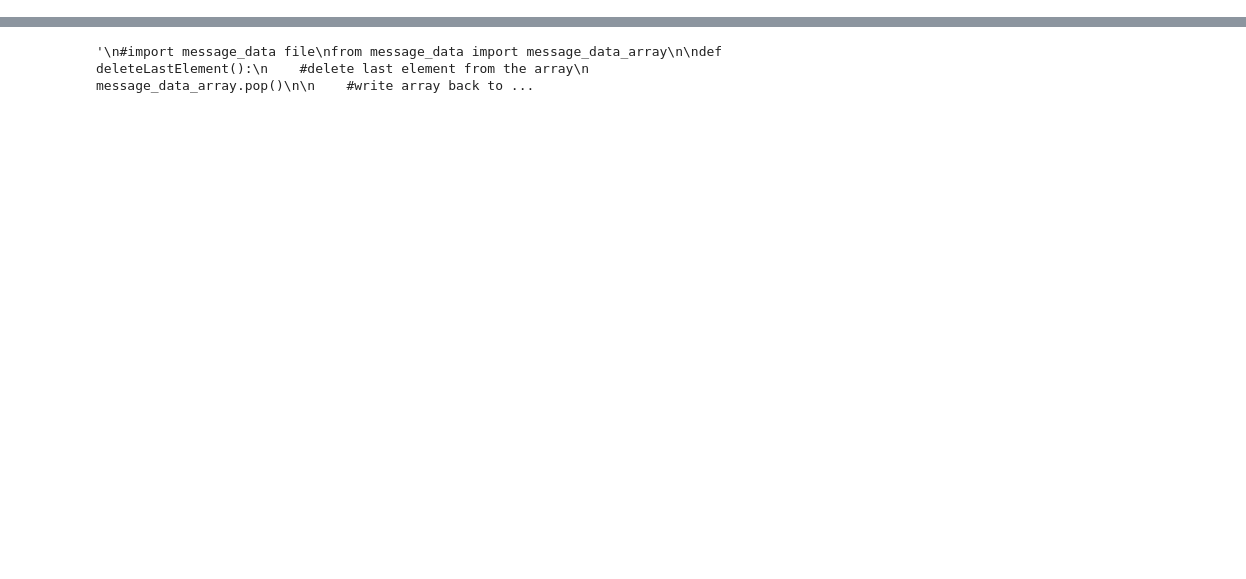
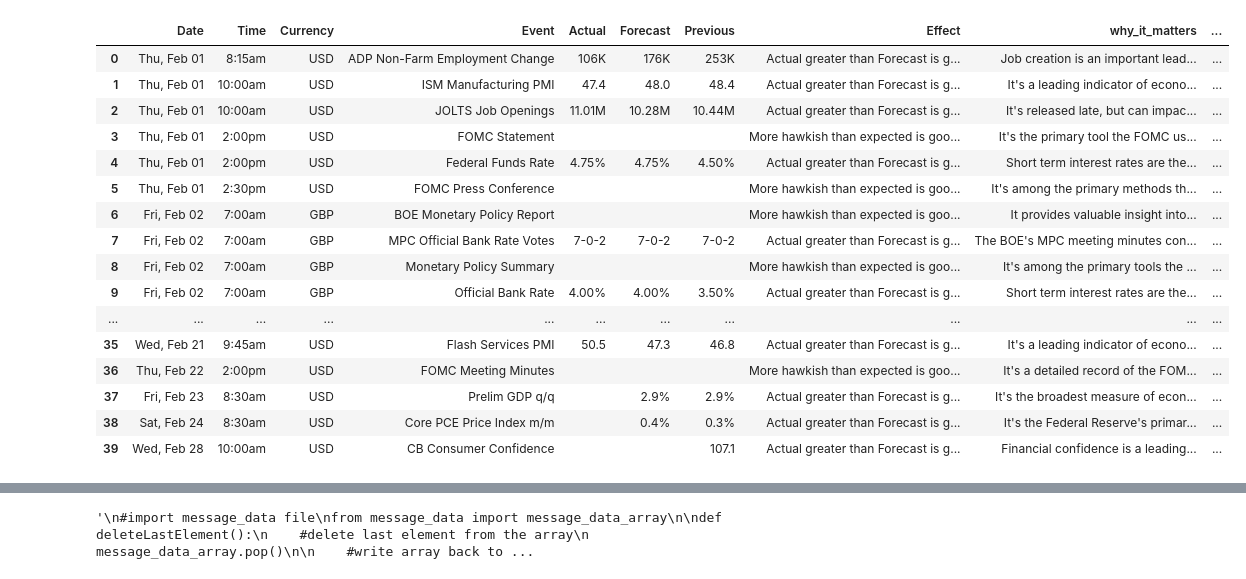
Before and after one commit to gabrieldeolaguibel/Economic-News-Webscraper, a Jupyter notebook: Economic_webscraper.ipynb, the cells around one changed output, grey strips where cells are left out. Drawn from its saved outputs; the diff is of its cells as text; code cells hidden in the pictures; blank space fills up the shorter version.

```diff
--- a/Economic_webscraper.ipynb
+++ b/Economic_webscraper.ipynb
@@ -104,0 +141,44 @@ merged_df = merged_df.drop(columns=['Effect_x','Effect_y','why_it_matters_x','wh
+# %%
+# Define the time zone offsets
+#USA zone
+gmt_minus_5 = datetime.timezone(datetime.timedelta(hours=-5))
+#Spain zone
+gmt_plus_1 = datetime.timezone(datetime.timedelta(hours=1))
+
+# Define a function to convert the time
+def convert_time(time_str, from_time_zone, to_time_zone):
+    # Parse the time string into a datetime object using the GMT-5 timezone
+    time = datetime.datetime.strptime(time_str, '%I:%M%p').replace(tzinfo=from_time_zone)
+    # Convert the datetime object to the GMT+1 timezone
+    time = time.astimezone(to_time_zone)
+    # Format the time as a string and return it
+    return time.strftime('%I:%M%p')
+
+# Apply the function to the 'Time' column and make new EuropeTime column
+merged_df['Europe_time'] = merged_df['Time'].apply(convert_time, args=(gmt_minus_5, gmt_plus_1))
+
+#make new column with EuropeTime as military time
+merged_df['Europe_time_military'] = merged_df['Europe_time'].apply(lambda x: datetime.datetime.strptime(x, '%I:%M%p').strftime('%H:%M'))
+#print the data types
+# %%
+
+merged_df.drop(columns=['Europe_time'], inplace=True)
+merged_df
+# %% [output]
+|  | Date | Time | Currency | Event | Actual | Forecast | Previous | Effect | why_it_matters | ... |
+| 0 | Thu, Feb 01 | 8:15am | USD | ADP Non-Farm Employment Change | 106K | 176K | 253K | Actual greater than Forecast is g... | Job creation is an important lead... | ... |
+| 1 | Thu, Feb 01 | 10:00am | USD | ISM Manufacturing PMI | 47.4 | 48.0 | 48.4 | Actual greater than Forecast is g... | It's a leading indicator of econo... | ... |
+| 2 | Thu, Feb 01 | 10:00am | USD | JOLTS Job Openings | 11.01M | 10.28M | 10.44M | Actual greater than Forecast is g... | It's released late, but can impac... | ... |
+| 3 | Thu, Feb 01 | 2:00pm | USD | FOMC Statement |  |  |  | More hawkish than expected is goo... | It's the primary tool the FOMC us... | ... |
+| 4 | Thu, Feb 01 | 2:00pm | USD | Federal Funds Rate | 4.75% | 4.75% | 4.50% | Actual greater than Forecast is g... | Short term interest rates are the... | ... |
+| 5 | Thu, Feb 01 | 2:30pm | USD | FOMC Press Conference |  |  |  | More hawkish than expected is goo... | It's among the primary methods th... | ... |
+| 6 | Fri, Feb 02 | 7:00am | GBP | BOE Monetary Policy Report |  |  |  | More hawkish than expected is goo... | It provides valuable insight into... | ... |
+| 7 | Fri, Feb 02 | 7:00am | GBP | MPC Official Bank Rate Votes | 7-0-2 | 7-0-2 | 7-0-2 | Actual greater than Forecast is g... | The BOE's MPC meeting minutes con... | ... |
+| 8 | Fri, Feb 02 | 7:00am | GBP | Monetary Policy Summary |  |  |  | More hawkish than expected is goo... | It's among the primary tools the ... | ... |
+| 9 | Fri, Feb 02 | 7:00am | GBP | Official Bank Rate | 4.00% | 4.00% | 3.50% | Actual greater than Forecast is g... | Short term interest rates are the... | ... |
+| ... | ... | ... | ... | ... | ... | ... | ... | ... | ... | ... |
+| 35 | Wed, Feb 21 | 9:45am | USD | Flash Services PMI | 50.5 | 47.3 | 46.8 | Actual greater than Forecast is g... | It's a leading indicator of econo... | ... |
+| 36 | Thu, Feb 22 | 2:00pm | USD | FOMC Meeting Minutes |  |  |  | More hawkish than expected is goo... | It's a detailed record of the FOM... | ... |
+| 37 | Fri, Feb 23 | 8:30am | USD | Prelim GDP q/q |  | 2.9% | 2.9% | Actual greater than Forecast is g... | It's the broadest measure of econ... | ... |
+| 38 | Sat, Feb 24 | 8:30am | USD | Core PCE Price Index m/m |  | 0.4% | 0.3% | Actual greater than Forecast is g... | It's the Federal Reserve's primar... | ... |
+| 39 | Wed, Feb 28 | 10:00am | USD | CB Consumer Confidence |  |  | 107.1 | Actual greater than Forecast is g... | Financial confidence is a leading... | ... |
```
Also changed, not shown: parts of 7 cells of this notebook, 1 other file.
